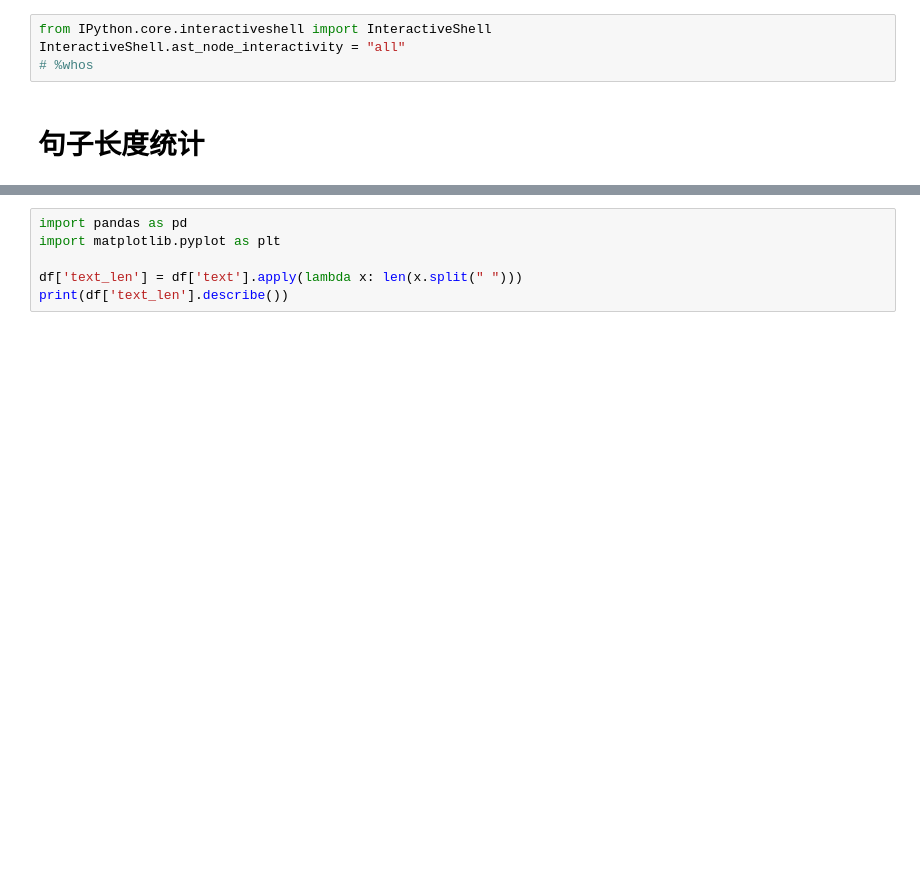
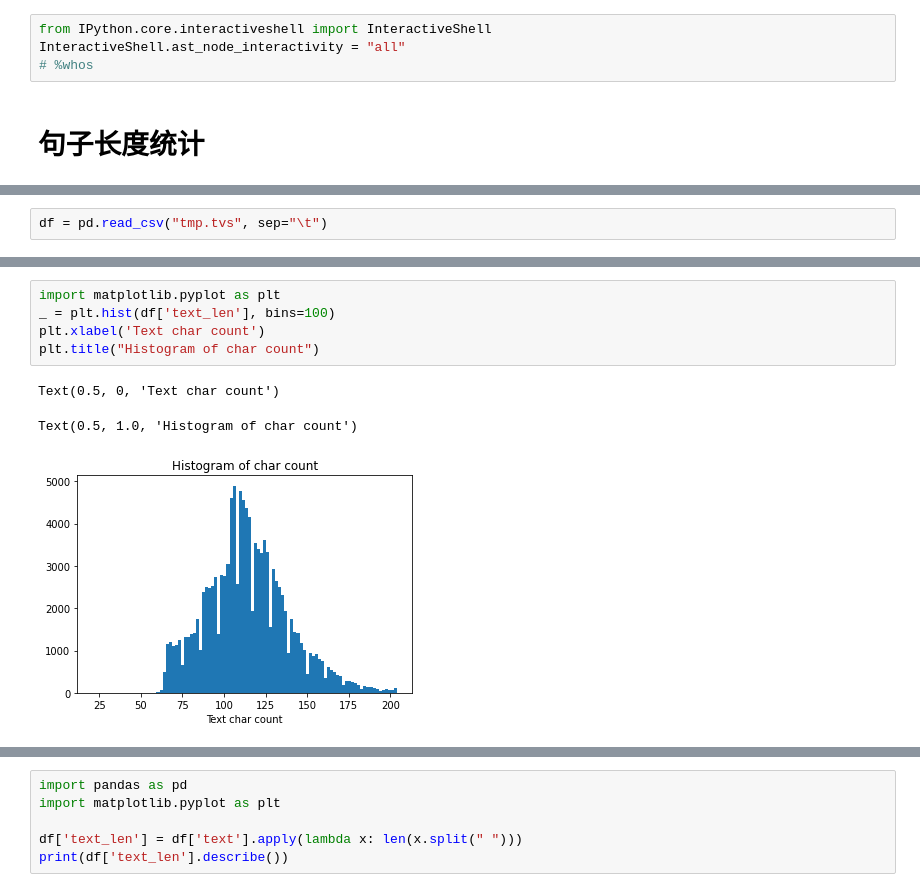
Before and after one commit to VitoUnderwood/nlp_estimator_template, a Jupyter notebook: data_analysis.ipynb, the cells around one changed output, grey strips where cells are left out. Drawn from its saved outputs; the diff is of its cells as text; blank space fills up the shorter version.

```diff
--- a/data_analysis.ipynb
+++ b/data_analysis.ipynb
@@ -60,0 +110,2 @@ KeyboardInterrupt:
+# %%
+df = pd.read_csv("tmp.tvs", sep="\t")
@@ -60,0 +124,9 @@ KeyboardInterrupt:
+# %%
+import matplotlib.pyplot as plt
+_ = plt.hist(df['text_len'], bins=100)
+plt.xlabel('Text char count')
+plt.title("Histogram of char count")
+# %% [output]
+Text(0.5, 0, 'Text char count')
+Text(0.5, 1.0, 'Histogram of char count')
+[figure, added]
```
Also changed, not shown: parts of 11 cells of this notebook, 16 other files.
